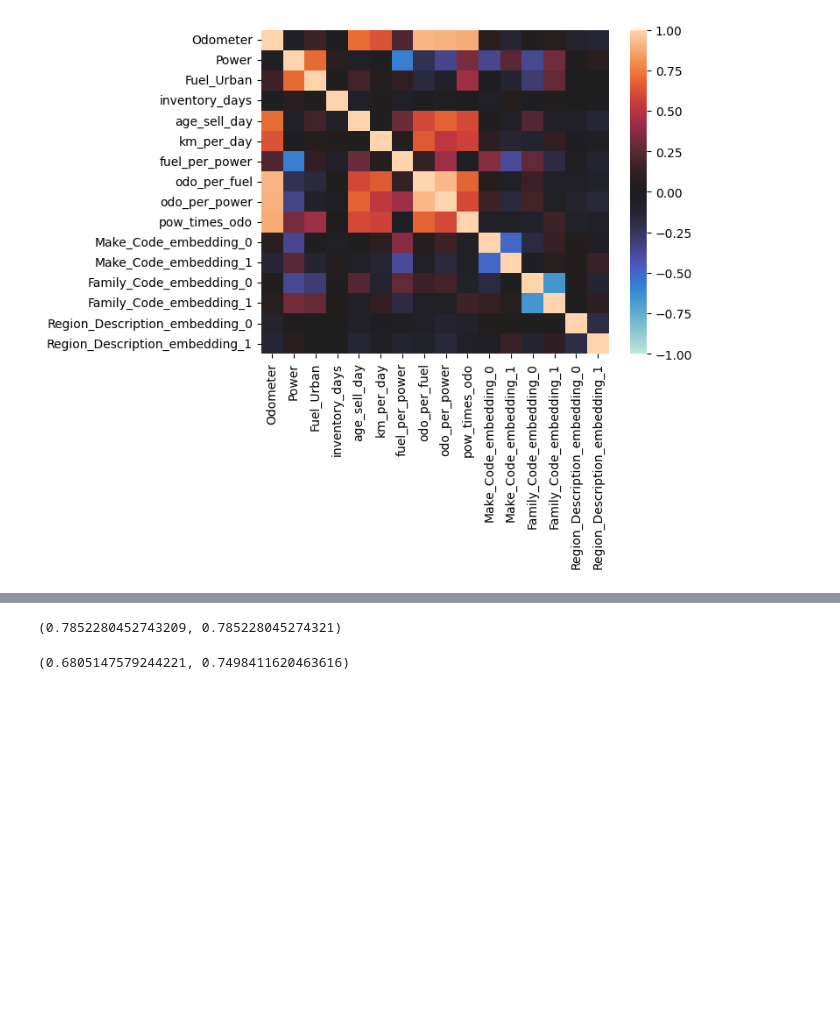
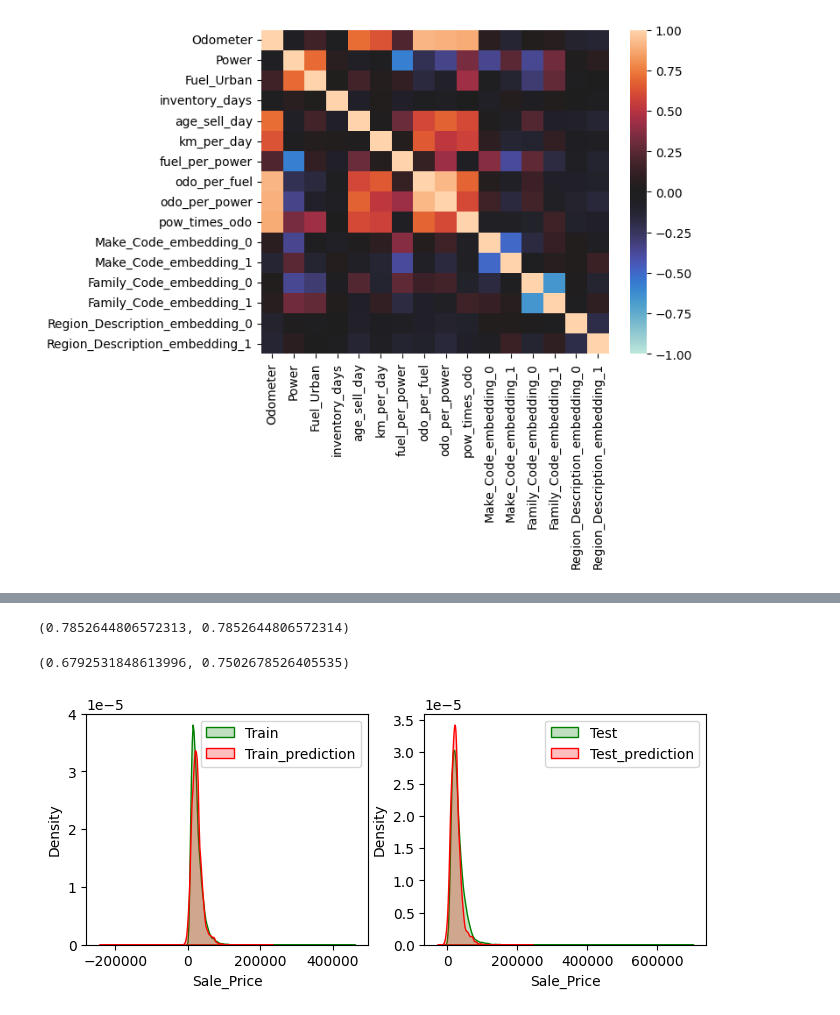
Before and after one commit to bibinmjose/auto-sale-pred, a Jupyter notebook: linear_regression.ipynb, the cells around one changed output, grey strips where cells are left out. Cells and saved outputs as stored; diff of their text form; code cells hidden in the pictures; blank space fills up the shorter version.

```diff
--- a/linear_regression.ipynb
+++ b/linear_regression.ipynb
@@ -110,8 +108,7 @@ y_test = test.loc[:,'Sale_Price']
 # %%
 knn = KNNImputer()
 X_train = knn.fit_transform(X_train_df)
+X_test = knn.transform(X_test_df)
-# %%
-X_test = knn.fit_transform(X_test_df)
 # %%
 sns.heatmap(X_train_df.corr(), vmax=1, vmin=-1, center=0)
 # %% [output]
@@ -160,15 +157,28 @@ Pipeline(steps=[('standardscaler', StandardScaler()),
 from sklearn.metrics import r2_score, explained_variance_score
 # %%
 y_pred = pipe.predict(X_test)
-y_pred_tr = pipe.predict(X_train)
+y_pred_train = pipe.predict(X_train)
 # %%
-r2_score(y_train,y_pred_tr,multioutput='variance_weighted'), explained_variance_score(y_train,y_pred_tr)
+r2_score(y_train,y_pred_train,multioutput='variance_weighted'), explained_variance_score(y_train,y_pred_train)
 # %% [output]
-(0.7852280452743209, 0.785228045274321)
+(0.7852644806572313, 0.7852644806572314)
 # %%
 r2_score(y_test,y_pred,multioutput='variance_weighted'), explained_variance_score(y_test,y_pred)
 # %% [output]
-(0.6805147579244221, 0.7498411620463616)
+(0.6792531848613996, 0.7502678526405535)
+# %%
+fig, ax = plt.subplots(ncols=2, figsize=(8,3))
+sns.kdeplot(y_train,color='green',shade=True, ax=ax[0], label='Train') # train
+sns.kdeplot(y_pred_train,color='red',shade=True, ax=ax[0])
+ax[0].legend(labels=["Train","Train_prediction"])
+
+sns.kdeplot(y_test,color='green',shade=True, ax=ax[1]) # test
+sns.kdeplot(y_pred,color='red',shade=True, ax=ax[1])
+ax[1].legend(labels=["Test","Test_prediction"])
+
+plt.show()
+# %% [output]
+[figure, added]
 # %%
 ridge_model = pipe.named_steps['ridge']
 ridge_model.get_params()
```
Also changed, not shown: parts of 27 cells of this notebook.
